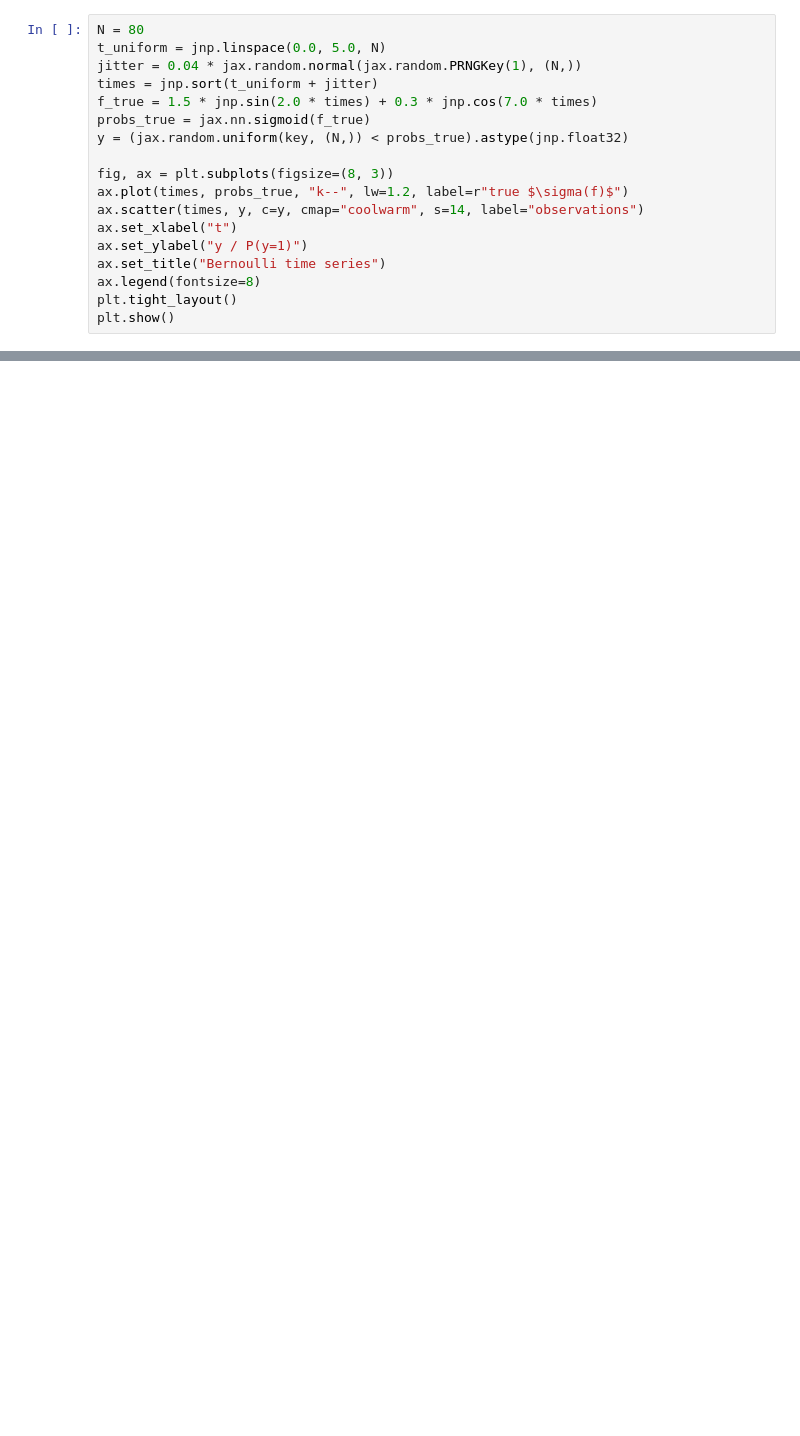
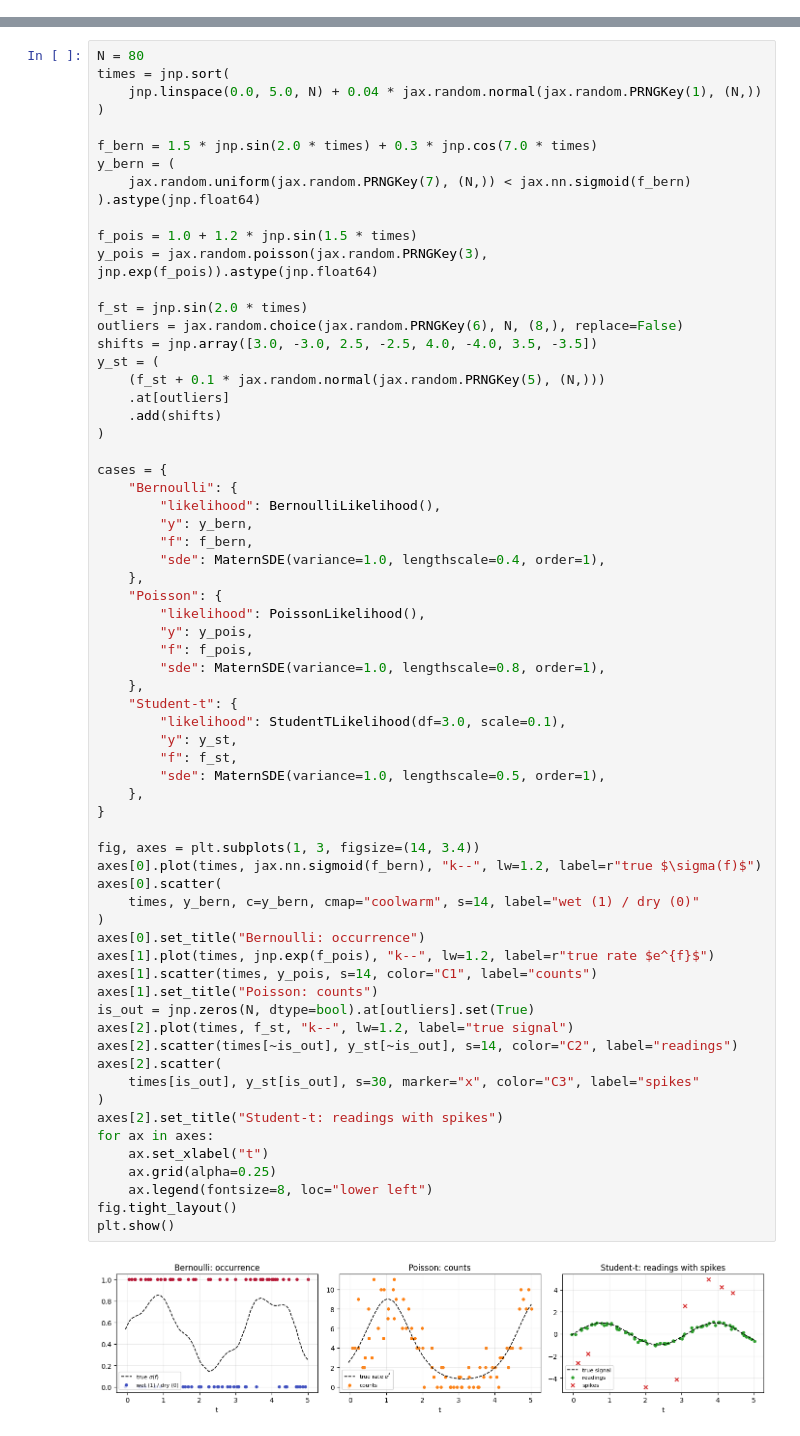
Before and after one commit to jejjohnson/pyrox, a Jupyter notebook: docs/notebooks/ssm/markov_gp_nongauss.ipynb, the cells around one changed output, grey strips where cells are left out. Drawn from its saved outputs; the diff is of its cells as text; blank space fills up the shorter version.

```diff
--- a/docs/notebooks/ssm/markov_gp_nongauss.ipynb
+++ b/docs/notebooks/ssm/markov_gp_nongauss.ipynb
@@ -33,18 +0,0 @@ Latent function $f(t) = 1.5\,\sin(2t) + 0.3\,\cos(7t)$, observations $y_n \sim \
-# %%
-N = 80
-t_uniform = jnp.linspace(0.0, 5.0, N)
-jitter = 0.04 * jax.random.normal(jax.random.PRNGKey(1), (N,))
-times = jnp.sort(t_uniform + jitter)
-f_true = 1.5 * jnp.sin(2.0 * times) + 0.3 * jnp.cos(7.0 * times)
-probs_true = jax.nn.sigmoid(f_true)
-y = (jax.random.uniform(key, (N,)) < probs_true).astype(jnp.float32)
-
-fig, ax = plt.subplots(figsize=(8, 3))
-ax.plot(times, probs_true, "k--", lw=1.2, label=r"true $\sigma(f)$")
-ax.scatter(times, y, c=y, cmap="coolwarm", s=14, label="observations")
-ax.set_xlabel("t")
-ax.set_ylabel("y / P(y=1)")
-ax.set_title("Bernoulli time series")
-ax.legend(fontsize=8)
-plt.tight_layout()
-plt.show()
@@ -179,0 +126,68 @@ max |Laplace − EP| posterior var:  0.0229
+# %%
+N = 80
+times = jnp.sort(
+    jnp.linspace(0.0, 5.0, N) + 0.04 * jax.random.normal(jax.random.PRNGKey(1), (N,))
+)
+
+f_bern = 1.5 * jnp.sin(2.0 * times) + 0.3 * jnp.cos(7.0 * times)
+y_bern = (
+    jax.random.uniform(jax.random.PRNGKey(7), (N,)) < jax.nn.sigmoid(f_bern)
+).astype(jnp.float64)
+
+f_pois = 1.0 + 1.2 * jnp.sin(1.5 * times)
+y_pois = jax.random.poisson(jax.random.PRNGKey(3), jnp.exp(f_pois)).astype(jnp.float64)
+
+f_st = jnp.sin(2.0 * times)
+outliers = jax.random.choice(jax.random.PRNGKey(6), N, (8,), replace=False)
+shifts = jnp.array([3.0, -3.0, 2.5, -2.5, 4.0, -4.0, 3.5, -3.5])
+y_st = (
+    (f_st + 0.1 * jax.random.normal(jax.random.PRNGKey(5), (N,)))
+    .at[outliers]
+    .add(shifts)
+)
+
+cases = {
+    "Bernoulli": {
+        "likelihood": BernoulliLikelihood(),
+        "y": y_bern,
+        "f": f_bern,
+        "sde": MaternSDE(variance=1.0, lengthscale=0.4, order=1),
+    },
+    "Poisson": {
+        "likelihood": PoissonLikelihood(),
+        "y": y_pois,
+        "f": f_pois,
+        "sde": MaternSDE(variance=1.0, lengthscale=0.8, order=1),
+    },
+    "Student-t": {
+        "likelihood": StudentTLikelihood(df=3.0, scale=0.1),
+        "y": y_st,
+        "f": f_st,
+        "sde": MaternSDE(variance=1.0, lengthscale=0.5, order=1),
+    },
+}
+
+fig, axes = plt.subplots(1, 3, figsize=(14, 3.4))
+axes[0].plot(times, jax.nn.sigmoid(f_bern), "k--", lw=1.2, label=r"true $\sigma(f)$")
+axes[0].scatter(
+    times, y_bern, c=y_bern, cmap="coolwarm", s=14, label="wet (1) / dry (0)"
+)
+axes[0].set_title("Bernoulli: occurrence")
+axes[1].plot(times, jnp.exp(f_pois), "k--", lw=1.2, label=r"true rate $e^{f}$")
+axes[1].scatter(times, y_pois, s=14, color="C1", label="counts")
+axes[1].set_title("Poisson: counts")
+is_out = jnp.zeros(N, dtype=bool).at[outliers].set(True)
+axes[2].plot(times, f_st, "k--", lw=1.2, label="true signal")
+axes[2].scatter(times[~is_out], y_st[~is_out], s=14, color="C2", label="readings")
+axes[2].scatter(
+    times[is_out], y_st[is_out], s=30, marker="x", color="C3", label="spikes"
+)
+axes[2].set_title("Student-t: readings with spikes")
+for ax in axes:
+    ax.set_xlabel("t")
+    ax.grid(alpha=0.25)
+    ax.legend(fontsize=8, loc="lower left")
+fig.tight_layout()
+plt.show()
+# %% [output]
+[figure, added]
```
Also changed, not shown: parts of 37 cells of this notebook, 1 other file.
